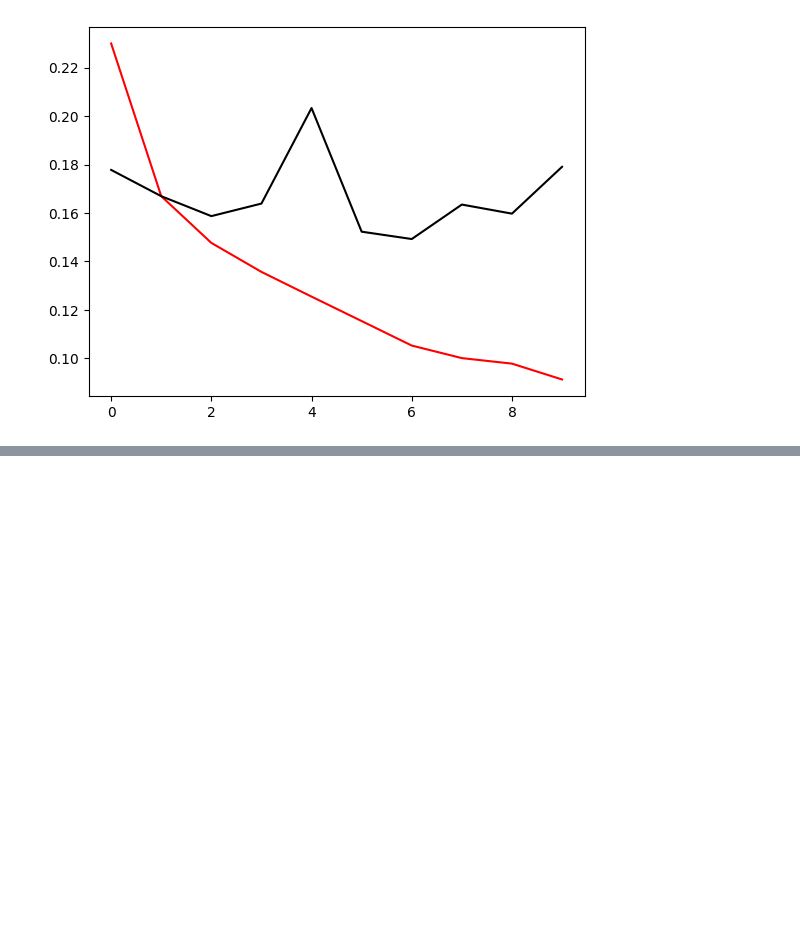
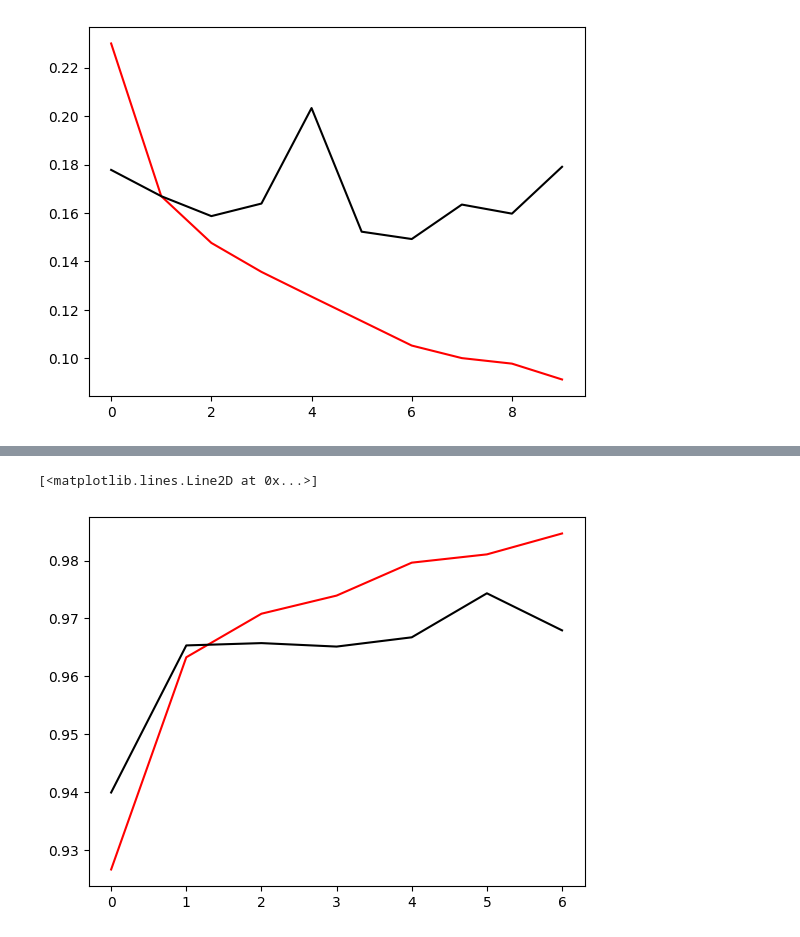
Before and after one commit to MhoOmm/DL_Learning, a Jupyter notebook: CNN-Projects/CatsV_SDogs.ipynb, the cells around one changed output, grey strips where cells are left out. Cells and saved outputs as stored; diff of their text form; code cells hidden in the pictures; blank space fills up the shorter version.

```diff
--- a/CNN-Projects/CatsV_SDogs.ipynb
+++ b/CNN-Projects/CatsV_SDogs.ipynb
@@ -494,0 +608,6 @@ plt.plot(history.history['val_loss'],color='black',label='train')
+# %%
+plt.plot(history2.history['accuracy'],color='red',label='test')
+plt.plot(history2.history['val_accuracy'],color='black',label='train')
+# %% [output]
+[<matplotlib.lines.Line2D at 0x...>]
+[figure, added]
```
Also changed, not shown: parts of 7 cells of this notebook.
